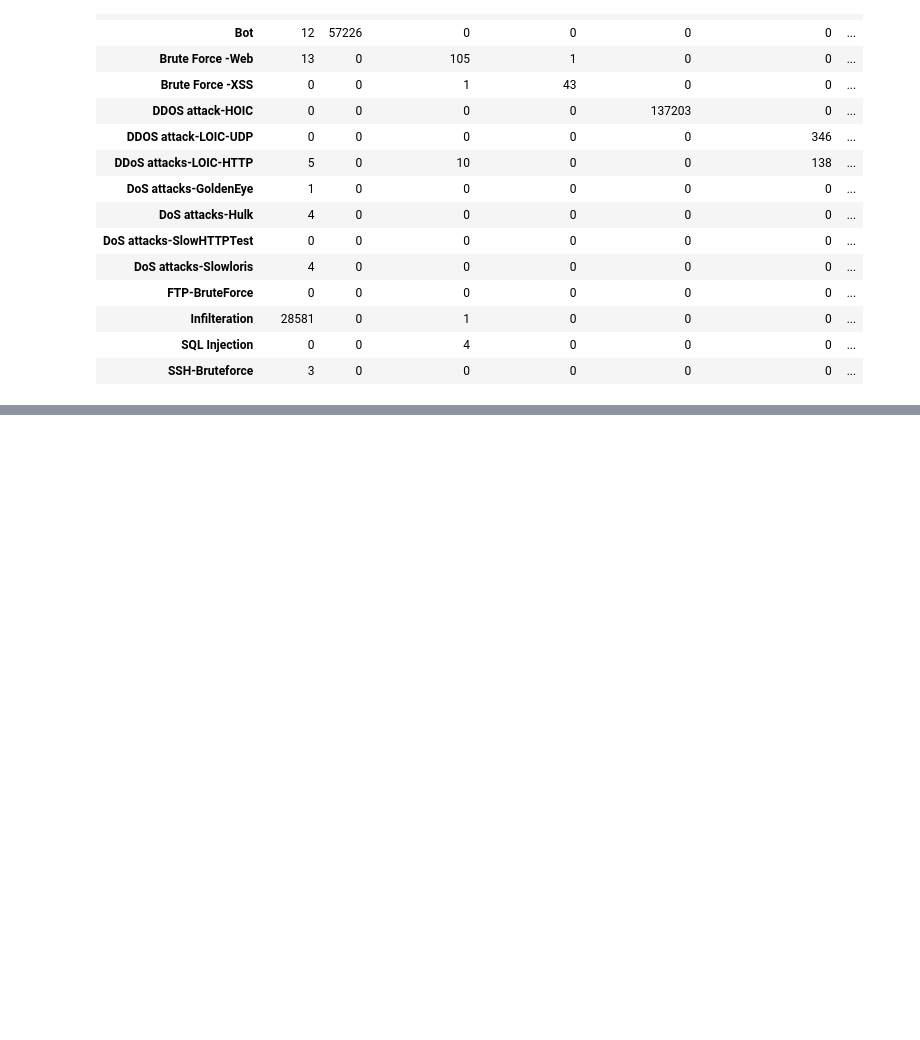
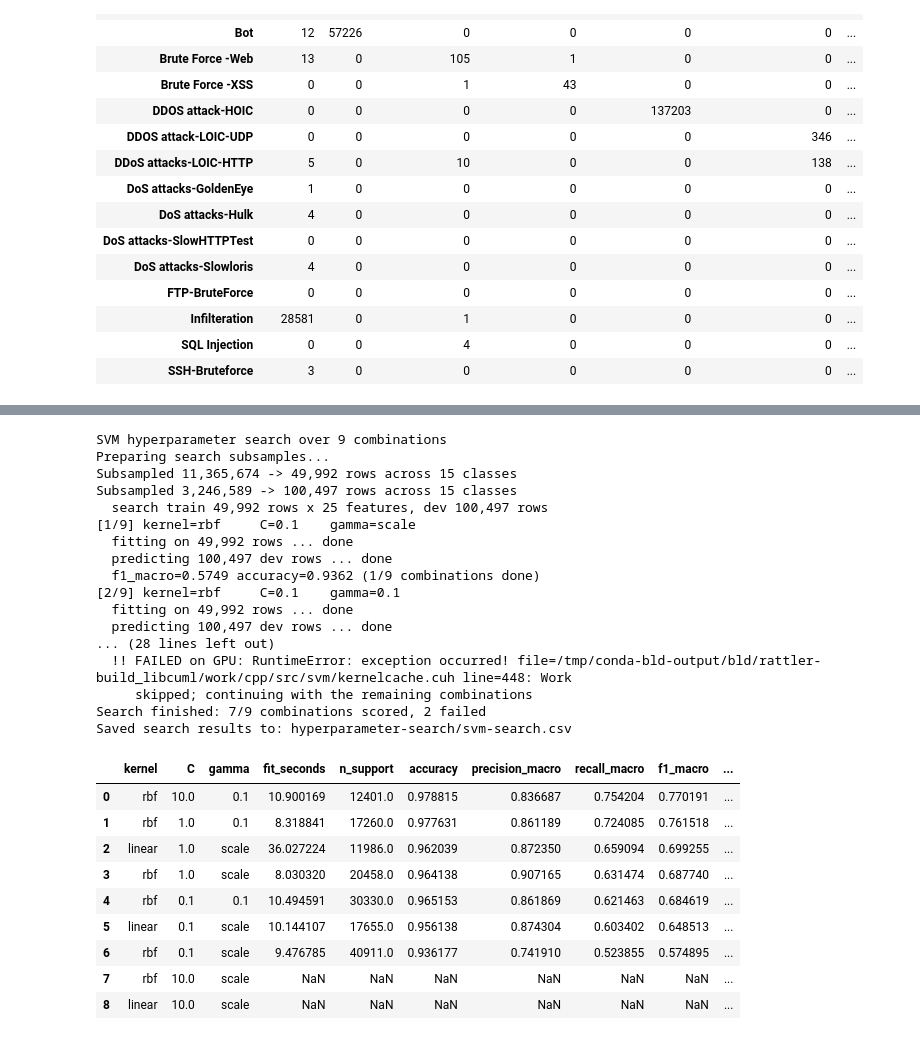
Before and after one commit to JoxNeis/ml-ids, a Jupyter notebook: mlids.ipynb, the cells around one changed output, grey strips where cells are left out. Cells and saved outputs as stored; diff of their text form; code cells hidden in the pictures; blank space fills up the shorter version.

```diff
--- a/mlids.ipynb
+++ b/mlids.ipynb
@@ -105,5 +124,8 @@ PATH_FOLDER_PREDICTION_RESULT = "prediction-result"
 # %%
 LABEL_COLUMN = "Label"
 PARQUET_FLOAT_DTYPE = "float32"
+
+PREDICT_BY_CHUNK = 10_000
+SEARCH_DEV_MIN_PER_CLASS = 200
 # %% [markdown]
 ## Helper Functions
@@ -1523,0 +1973,38 @@ https://scikit-learn.org/stable/model_persistence.html#security-maintainability-
+# %%
+def _support_vector_count(model) -> float:
+    """Total support vectors, or NaN when the estimator does not expose them.
+
+    cuML's multiclass wrapper does not always surface `n_support_`, so this must not
+    be allowed to break the search loop.
+    """
+    try:
+        n_support = getattr(model, "n_support_", None)
+        if n_support is not None:
+            return float(np.sum(to_numpy_2d(n_support)))
+        support = getattr(model, "support_", None)
+        if support is not None:
+            return float(np.size(to_numpy_2d(support)))
+    except Exception:
+        pass
+    return float("nan")
+# %%
+def _fit_and_score_svm(
+    kernel, c, gamma, train_x, train_y, dev_x, dev_y
+) -> tuple[float, float, dict]:
+    """Fit one combination, score it on dev, and hand the device memory back."""
+    model = build_svm(kernel, c, gamma)
+
+    fit_started = time.time()
+    with step(f"fitting on {train_x.shape[0]:,} rows"):
+        model.fit(train_x, train_y)
+    fit_seconds = time.time() - fit_started
+
+    with step(f"predicting {dev_x.shape[0]:,} dev rows"):
+        pred = to_numpy(model.predict(dev_x))
+
+    scores = evaluate(pred=pred, true=dev_y).iloc[0].to_dict()
+    n_support = _support_vector_count(model)
+
+    del model
+    free_gpu_memory()
+    return fit_seconds, n_support, scores
@@ -1523,0 +2092,32 @@ https://scikit-learn.org/stable/model_persistence.html#security-maintainability-
+# %%
+svm_search_results = search_svm(train_x, train_y, dev_x, dev_y)
+dump_search_results(svm_search_results, "svm-search.csv")
+display(svm_search_results)
+# %% [output]
+SVM hyperparameter search over 9 combinations
+Preparing search subsamples...
+Subsampled 11,365,674 -> 49,992 rows across 15 classes
+Subsampled 3,246,589 -> 100,497 rows across 15 classes
+  search train 49,992 rows x 25 features, dev 100,497 rows
+[1/9] kernel=rbf     C=0.1    gamma=scale
+  fitting on 49,992 rows ... done
+  predicting 100,497 dev rows ... done
+  f1_macro=0.5749 accuracy=0.9362 (1/9 combinations done)
+[2/9] kernel=rbf     C=0.1    gamma=0.1
+  fitting on 49,992 rows ... done
+  predicting 100,497 dev rows ... done
+... (28 lines left out)
+  !! FAILED on GPU: RuntimeError: exception occurred! file=/tmp/conda-bld-output/bld/rattler-build_libcuml/work/cpp/src/svm/kernelcache.cuh line=448: Work
+     skipped; continuing with the remaining combinations
+Search finished: 7/9 combinations scored, 2 failed
+Saved search results to: hyperparameter-search/svm-search.csv
+|  | kernel | C | gamma | fit_seconds | n_support | accuracy | precision_macro | recall_macro | f1_macro | ... |
+| 0 | rbf | 10.0 | 0.1 | 10.900169 | 12401.0 | 0.978815 | 0.836687 | 0.754204 | 0.770191 | ... |
+| 1 | rbf | 1.0 | 0.1 | 8.318841 | 17260.0 | 0.977631 | 0.861189 | 0.724085 | 0.761518 | ... |
+| 2 | linear | 1.0 | scale | 36.027224 | 11986.0 | 0.962039 | 0.872350 | 0.659094 | 0.699255 | ... |
+| 3 | rbf | 1.0 | scale | 8.030320 | 20458.0 | 0.964138 | 0.907165 | 0.631474 | 0.687740 | ... |
+| 4 | rbf | 0.1 | 0.1 | 10.494591 | 30330.0 | 0.965153 | 0.861869 | 0.621463 | 0.684619 | ... |
+| 5 | linear | 0.1 | scale | 10.144107 | 17655.0 | 0.956138 | 0.874304 | 0.603402 | 0.648513 | ... |
+| 6 | rbf | 0.1 | scale | 9.476785 | 40911.0 | 0.936177 | 0.741910 | 0.523855 | 0.574895 | ... |
+| 7 | rbf | 10.0 | scale | NaN | NaN | NaN | NaN | NaN | NaN | ... |
+| 8 | linear | 10.0 | scale | NaN | NaN | NaN | NaN | NaN | NaN | ... |
```
Also changed, not shown: parts of 88 cells of this notebook, 3 other files.
